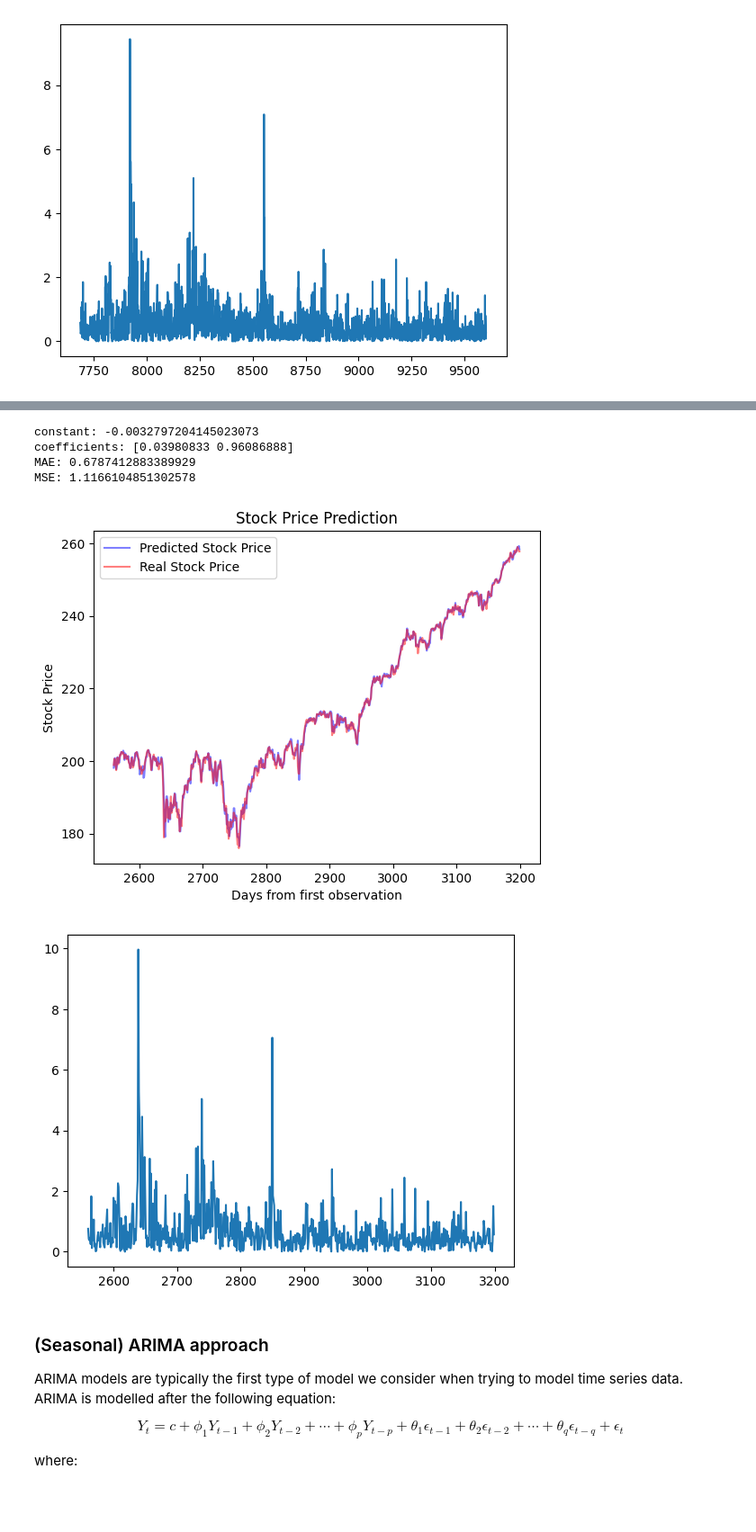
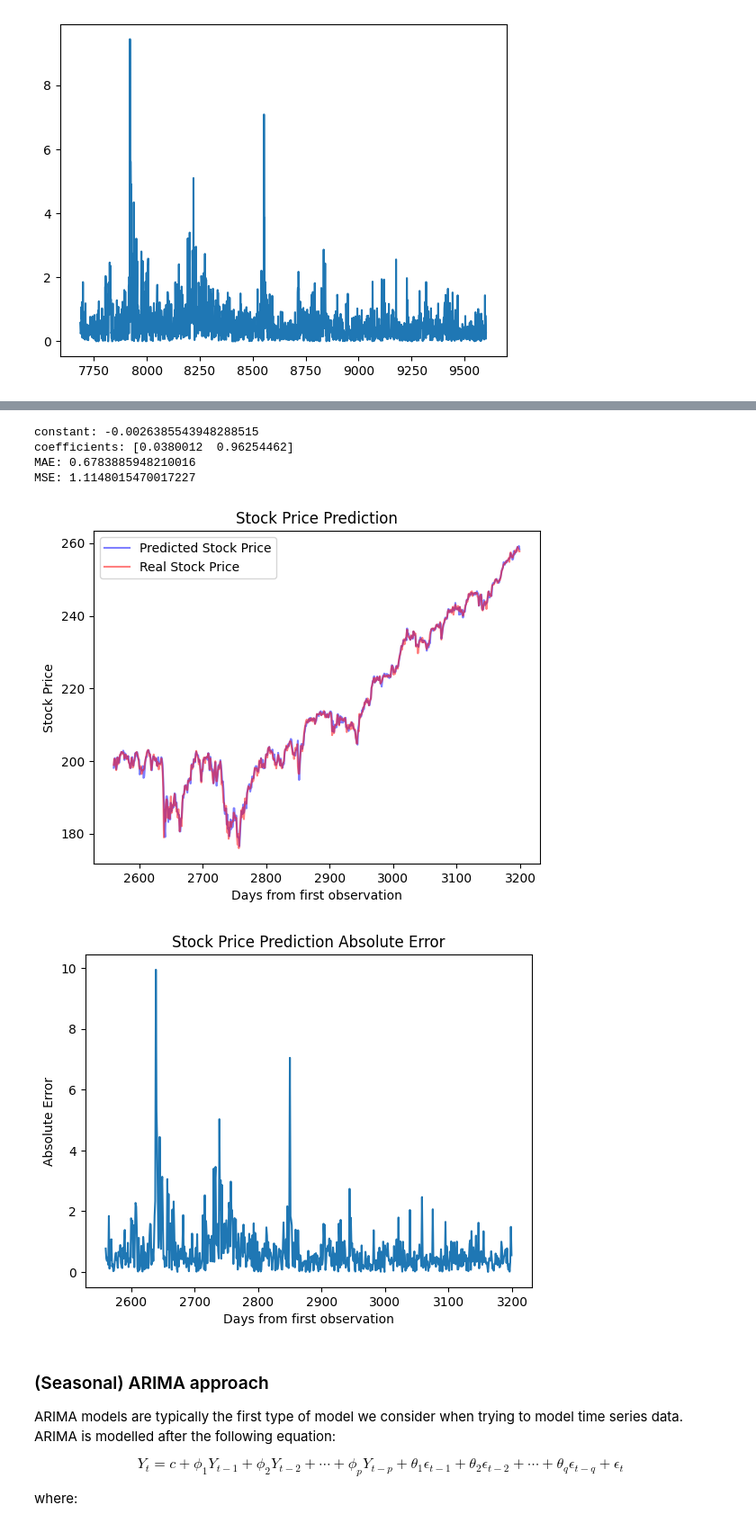
Before and after one commit to AdamChoong0095/NUS-Stock-Data, a Jupyter notebook: Stock_price_prediction.ipynb, the cells around one changed output, grey strips where cells are left out. Shown at 90% size. Drawn from its saved outputs; the diff is of its cells as text; code cells hidden in the pictures; blank space fills up the shorter version.

```diff
--- a/Stock_price_prediction.ipynb
+++ b/Stock_price_prediction.ipynb
@@ -330,9 +330,15 @@ sp500['Constant'] = np.ones(len(sp500))
 sp500['Timestamp'] = Timestamp
 sp500['Quarter'] = quarter
 
-sp500 = pd.get_dummies(sp500,columns=['Quarter'], dtype=int)
+
 
 sp500['nextOpen'] = sp500['Open'].shift(-1)
+sp500['nextTimestamp'] = sp500['Timestamp'].shift(-1)
+sp500['nextQuarter'] = sp500['Quarter'].shift(-1)
+
+sp500 = pd.get_dummies(sp500,columns=['nextQuarter'], dtype=int)
+
+sp500['t'] = sp500['nextTimestamp']-sp500['Timestamp']
 
 sp500['logOpen'] = np.log(sp500['Open'])
 sp500['logHigh'] = np.log(sp500['High'])
@@ -347,6 +353,7 @@ train_size = int(len(sp500) * 0.8)
 train_train_size = int(train_size * 0.8)
 
 print(sp500)
+plt.plot(sp500['Volume'])
 # %% [output]
             Date    Open    High     Low   Close    Volume  Constant
 0     2005-02-25  104.77  106.00  104.68  105.79  70221808       1.0  \
@@ -427,47 +455,50 @@ plt.show()  # display
 log = True
 if log:
     X_labels = ['logHigh', 'logClose']
-    y = sp500[:train_train_size]['nextlogOpen']
+    y = sp500[:train_size]['nextlogOpen']
 else:
-    X_labels = ['High', 'Close']
-    y = sp500[:train_train_size]['nextOpen']
+    X_labels = ['Close']
+    y = sp500[:train_size]['nextOpen']
 
 regr = linear_model.LinearRegression()
-X = sp500[:train_train_size][X_labels]
+X = sp500[:train_size][X_labels]
 regr.fit(X, y)
 print(f"constant: {regr.intercept_}")
 print(f"coefficients: {regr.coef_}")
 
 if log:
     sp500['predicted'] = np.exp(regr.predict(sp500[X_labels]))
 else:
     sp500['predicted'] = regr.predict(sp500[X_labels])
 
 
 
 sp500['error'] = sp500['predicted']-sp500['nextOpen']
 sp500['abserror'] = abs(sp500['error'])
 sp500['squarederror'] = sp500['abserror'] **2
 
 print(f"MAE: {sp500['abserror'][train_size:].mean()}")
 print(f"MSE: {sp500['squarederror'][train_size:].mean()}")
 
 plt.plot(sp500[train_size:]['predicted'], alpha=0.5, color='blue', label='Predicted Stock Price')
 plt.plot(sp500[train_size:]['nextOpen'], alpha=0.5, color='red', label='Real Stock Price')
 plt.title('Stock Price Prediction')
 plt.xlabel('Days from first observation')
 plt.ylabel('Stock Price')
 plt.legend()
 plt.show()
 plt.plot(sp500[train_size:]['abserror'])
+plt.title('Stock Price Prediction Absolute Error')
+plt.xlabel('Days from first observation')
+plt.ylabel('Absolute Error')
 plt.show()
 # %% [output]
-constant: -0.0032797204145023073
-coefficients: [0.03980833 0.96086888]
-MAE: 0.6787412883389929
-MSE: 1.1166104851302578
+constant: -0.0026385543948288515
+coefficients: [0.0380012  0.96254462]
+MAE: 0.6783885948210016
+MSE: 1.1148015470017227
 [figure]
-[figure, old version]
+[figure, new version]
 # %% [markdown]
 ### (Seasonal) ARIMA approach
 
```
Also changed, not shown: parts of 2 cells of this notebook.
